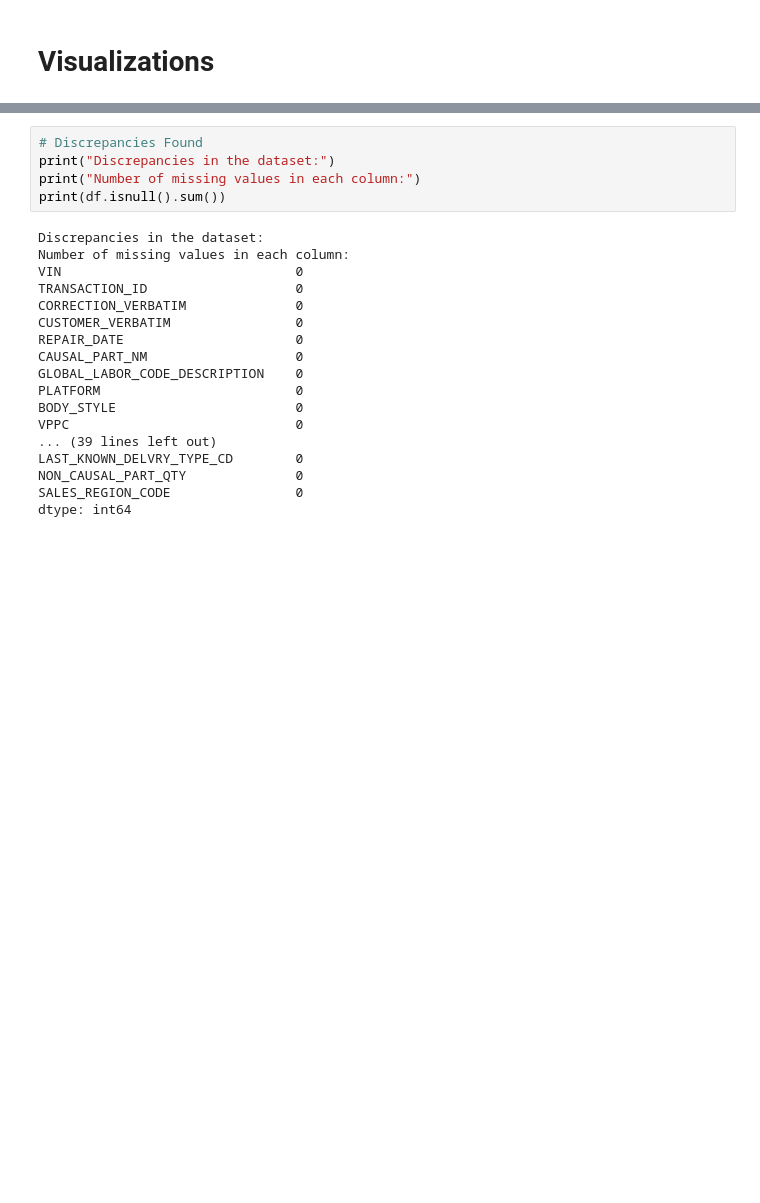
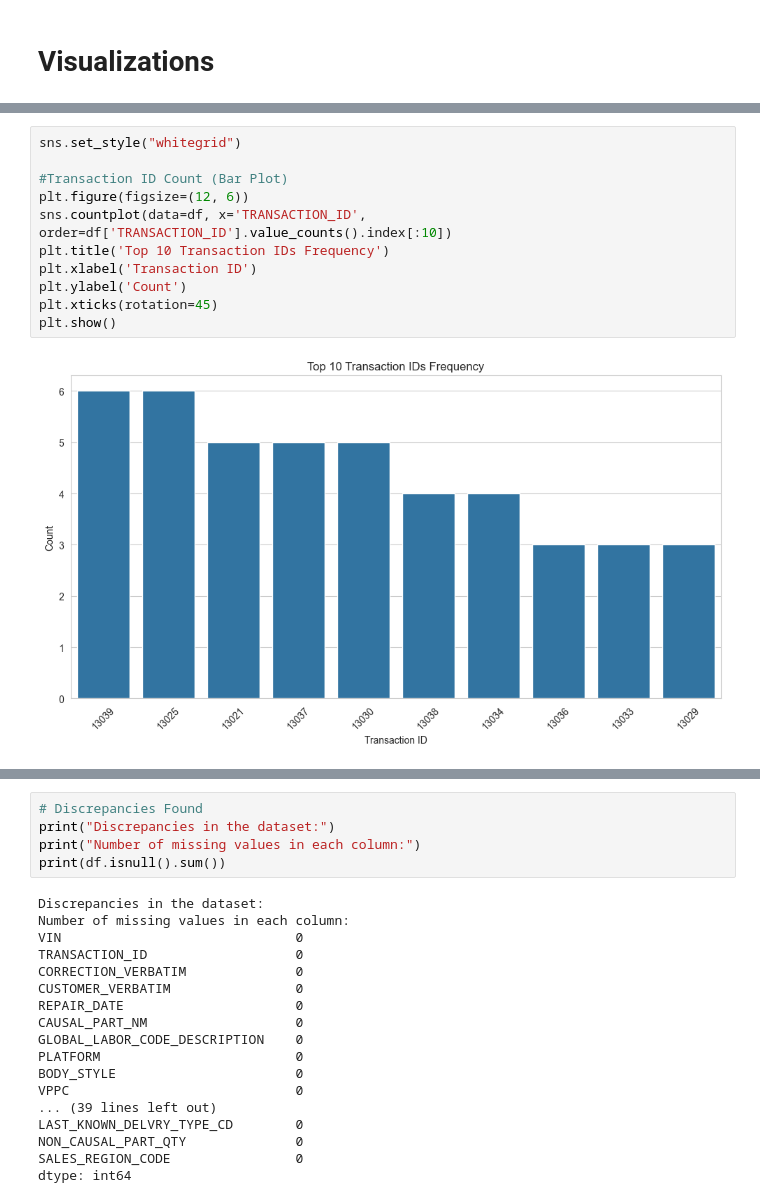
Before and after one commit to sehbakhan/AxionRayTasks, a Jupyter notebook: AxionRaysTask2.ipynb, the cells around one changed output, grey strips where cells are left out. Saved outputs shown, nothing was run; the diff lists cells and outputs as text; blank space fills up the shorter version.

```diff
--- a/AxionRaysTask2.ipynb
+++ b/AxionRaysTask2.ipynb
@@ -117 +219,14 @@ GLOBAL_LABOR_CODE_DESCRIPTION: Important for tracking repairs and customer feedb
+# %%
+sns.set_style("whitegrid")
+
+#Transaction ID Count (Bar Plot)
+plt.figure(figsize=(12, 6))
+sns.countplot(data=df, x='TRANSACTION_ID', order=df['TRANSACTION_ID'].value_counts().index[:10])
+plt.title('Top 10 Transaction IDs Frequency')
+plt.xlabel('Transaction ID')
+plt.ylabel('Count')
+plt.xticks(rotation=45)
+plt.show()
+# %% [output]
+[figure, added]
 # %%
```
Also changed, not shown: parts of 24 cells of this notebook.
